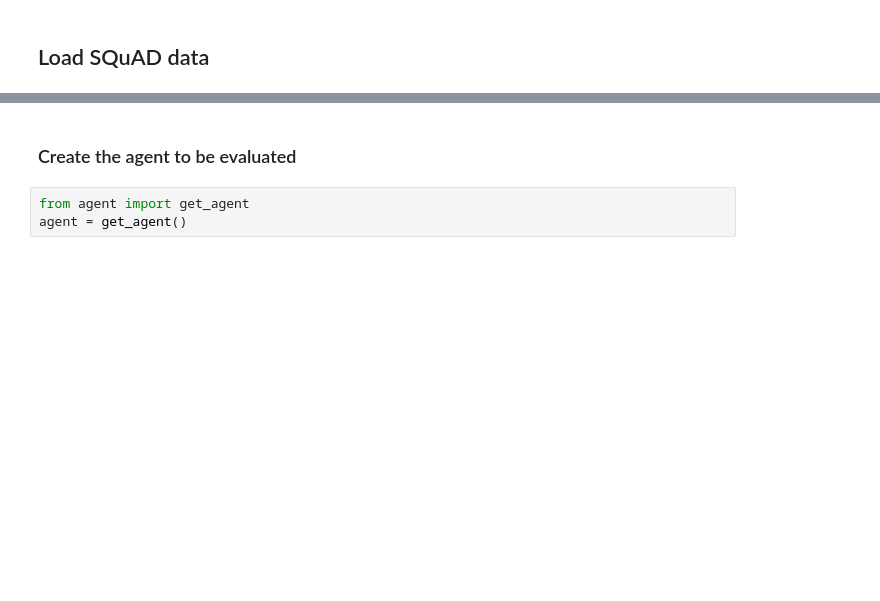
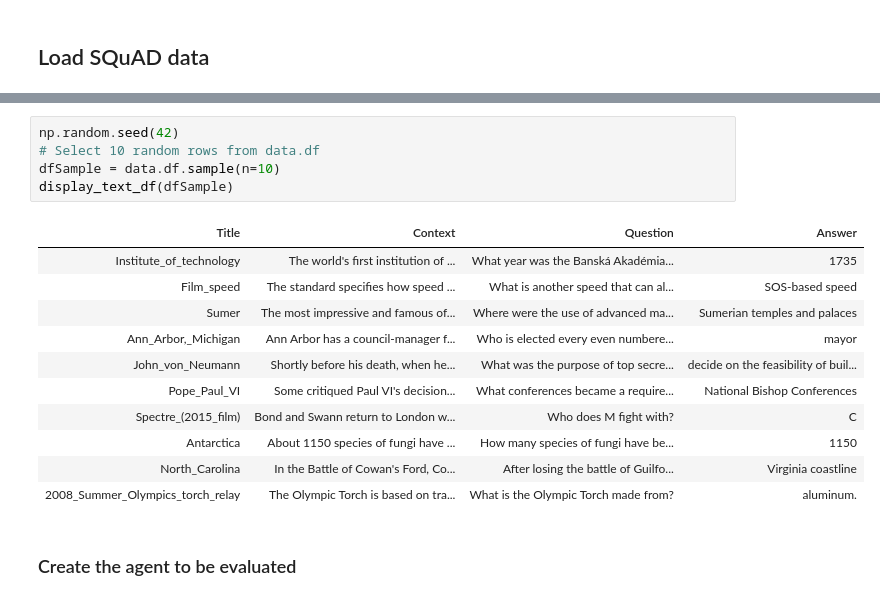
Before and after one commit to kurisu/SQuAD_Agent_Experiment, a Jupyter notebook: benchmarking.ipynb, the cells around one changed output, grey strips where cells are left out. Drawn from its saved outputs; the diff is of its cells as text; blank space fills up the shorter version.

```diff
--- a/benchmarking.ipynb
+++ b/benchmarking.ipynb
@@ -43,5 +38,19 @@ display_text_df(dfSample)
+# %%
+np.random.seed(42)
+# Select 10 random rows from data.df
+dfSample = data.df.sample(n=10)
+display_text_df(dfSample)
+# %% [output]
+| Title | Context | Question | Answer |
+| Institute_of_technology | The world's first institution of ... | What year was the Banská Akadémia... | 1735 |
+| Film_speed | The standard specifies how speed ... | What is another speed that can al... | SOS-based speed |
+| Sumer | The most impressive and famous of... | Where were the use of advanced ma... | Sumerian temples and palaces |
+| Ann_Arbor,_Michigan | Ann Arbor has a council-manager f... | Who is elected every even numbere... | mayor |
+| John_von_Neumann | Shortly before his death, when he... | What was the purpose of top secre... | decide on the feasibility of buil... |
+| Pope_Paul_VI | Some critiqued Paul VI's decision... | What conferences became a require... | National Bishop Conferences |
+| Spectre_(2015_film) | Bond and Swann return to London w... | Who does M fight with? | C |
+| Antarctica | About 1150 species of fungi have ... | How many species of fungi have be... | 1150 |
+| North_Carolina | In the Battle of Cowan's Ford, Co... | After losing the battle of Guilfo... | Virginia coastline |
+| 2008_Summer_Olympics_torch_relay | The Olympic Torch is based on tra... | What is the Olympic Torch made from? | aluminum. |
 # %% [markdown]
 ### Create the agent to be evaluated
-# %%
-from agent import get_agent
-agent = get_agent()
```
Also changed, not shown: parts of 14 cells of this notebook, 2 other files.
